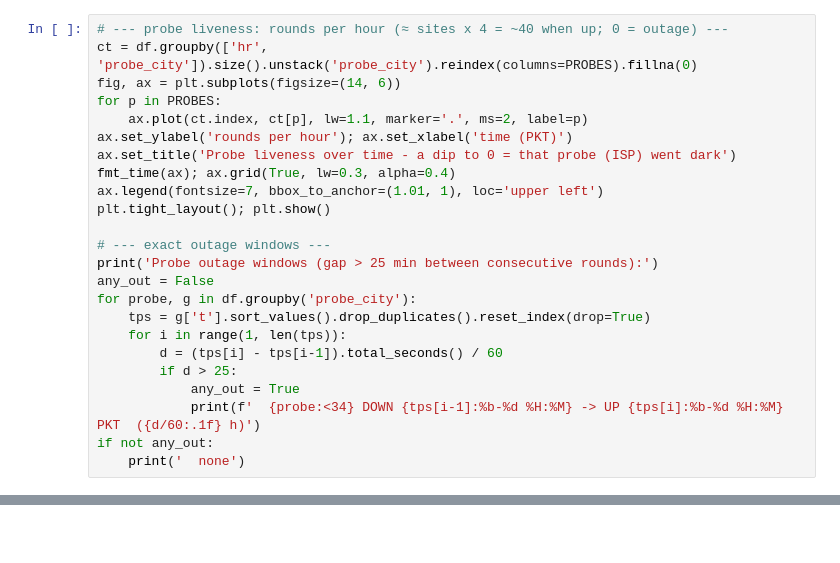
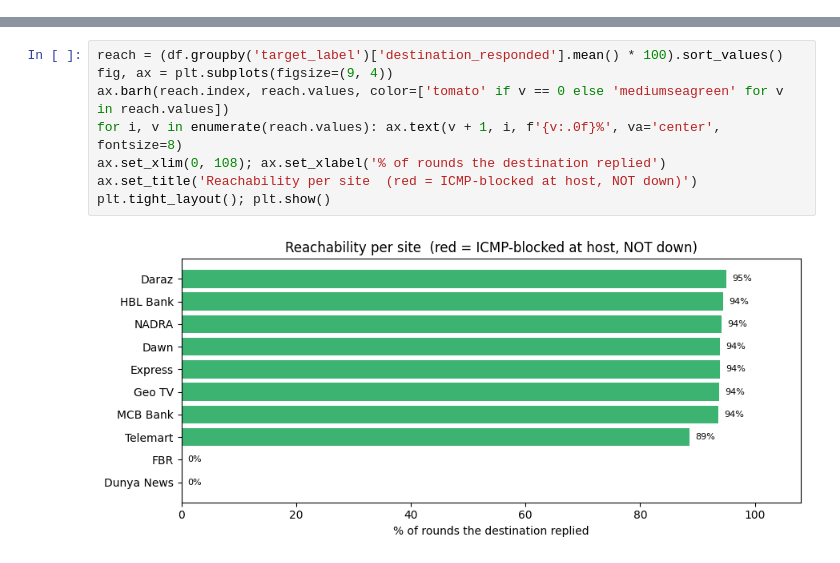
Before and after one commit to msaqib/pkinternet, a Jupyter notebook: findings/03_longitudinal_routing_48h.ipynb, the cells around one changed output, grey strips where cells are left out. Cells and saved outputs as stored; diff of their text form; blank space fills up the shorter version.

```diff
--- a/findings/03_longitudinal_routing_48h.ipynb
+++ b/findings/03_longitudinal_routing_48h.ipynb
@@ -68,24 +0,0 @@ reachability per hour (Dunya/FBR are red throughout = ICMP-blocked, not an outag
-# %%
-# --- probe liveness: rounds per hour (≈ sites x 4 = ~40 when up; 0 = outage) ---
-ct = df.groupby(['hr', 'probe_city']).size().unstack('probe_city').reindex(columns=PROBES).fillna(0)
-fig, ax = plt.subplots(figsize=(14, 6))
-for p in PROBES:
-    ax.plot(ct.index, ct[p], lw=1.1, marker='.', ms=2, label=p)
-ax.set_ylabel('rounds per hour'); ax.set_xlabel('time (PKT)')
-ax.set_title('Probe liveness over time - a dip to 0 = that probe (ISP) went dark')
-fmt_time(ax); ax.grid(True, lw=0.3, alpha=0.4)
-ax.legend(fontsize=7, bbox_to_anchor=(1.01, 1), loc='upper left')
-plt.tight_layout(); plt.show()
-
-# --- exact outage windows ---
-print('Probe outage windows (gap > 25 min between consecutive rounds):')
-any_out = False
-for probe, g in df.groupby('probe_city'):
-    tps = g['t'].sort_values().drop_duplicates().reset_index(drop=True)
-    for i in range(1, len(tps)):
-        d = (tps[i] - tps[i-1]).total_seconds() / 60
-        if d > 25:
-            any_out = True
-            print(f'  {probe:<34} DOWN {tps[i-1]:%b-%d %H:%M} -> UP {tps[i]:%b-%d %H:%M} PKT  ({d/60:.1f} h)')
-if not any_out:
-    print('  none')
@@ -234,0 +68,10 @@ else:
+# %%
+reach = (df.groupby('target_label')['destination_responded'].mean() * 100).sort_values()
+fig, ax = plt.subplots(figsize=(9, 4))
+ax.barh(reach.index, reach.values, color=['tomato' if v == 0 else 'mediumseagreen' for v in reach.values])
+for i, v in enumerate(reach.values): ax.text(v + 1, i, f'{v:.0f}%', va='center', fontsize=8)
+ax.set_xlim(0, 108); ax.set_xlabel('% of rounds the destination replied')
+ax.set_title('Reachability per site  (red = ICMP-blocked at host, NOT down)')
+plt.tight_layout(); plt.show()
+# %% [output]
+[figure, added]
```
Also changed, not shown: parts of 38 cells of this notebook.
